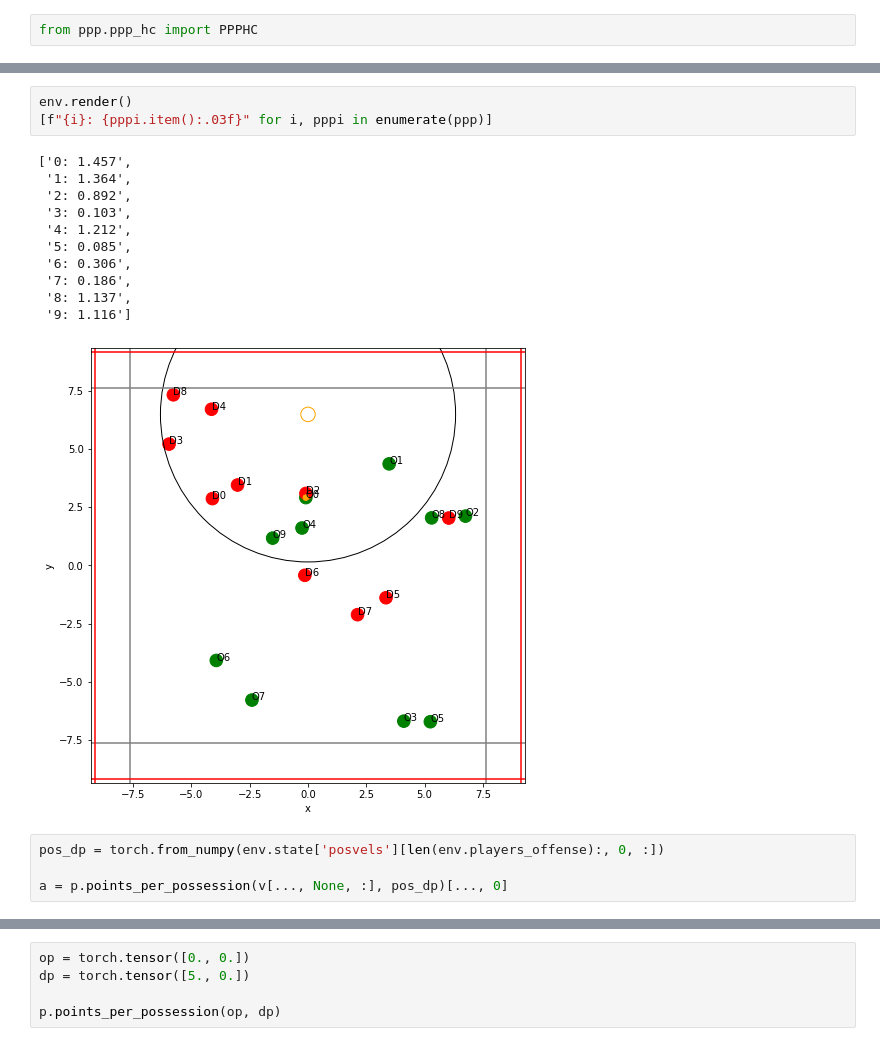
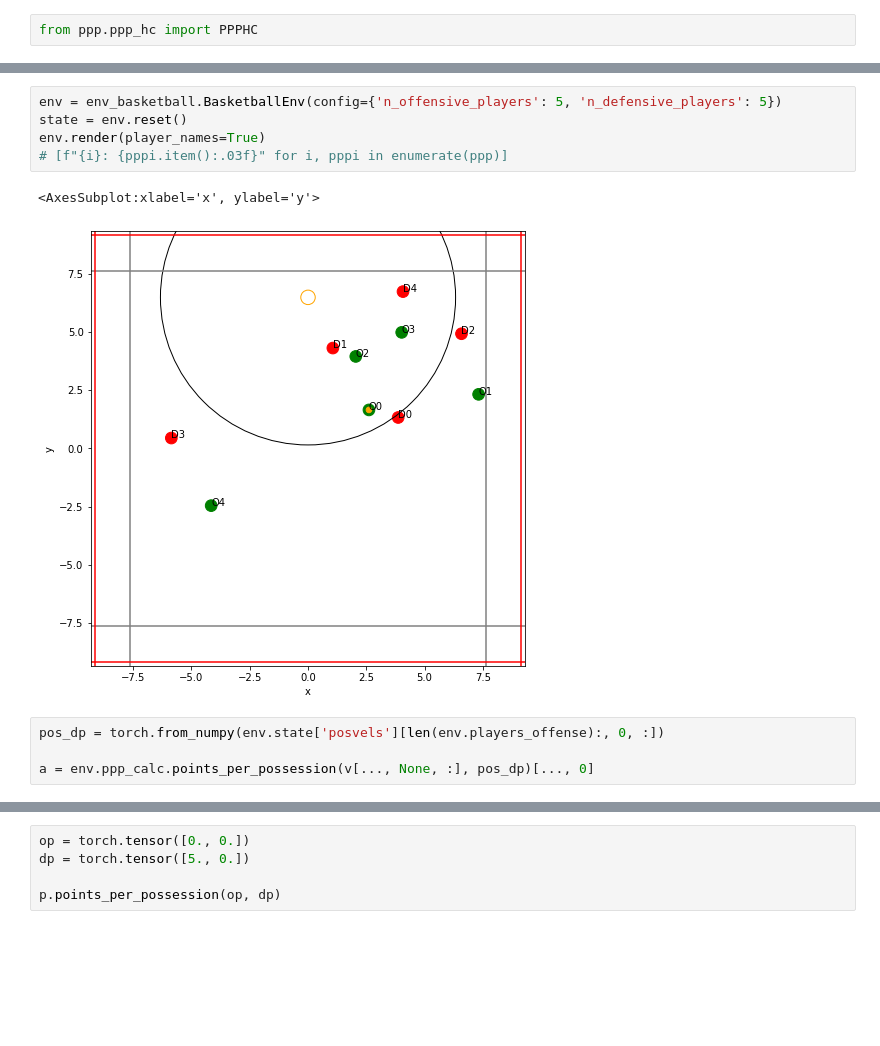
Before and after one commit to akarshkumar0101/basketball-rl, a Jupyter notebook: viz_env.ipynb, the cells around one changed output, grey strips where cells are left out. Cells and saved outputs as stored; diff of their text form; blank space fills up the shorter version.

```diff
--- a/viz_env.ipynb
+++ b/viz_env.ipynb
@@ -47,22 +68,15 @@ ppp = p.evaluate_ppp()
 # %%
-env.render()
-[f"{i}: {pppi.item():.03f}" for i, pppi in enumerate(ppp)]
+env = env_basketball.BasketballEnv(config={'n_offensive_players': 5, 'n_defensive_players': 5})
+state = env.reset()
+env.render(player_names=True)
+# [f"{i}: {pppi.item():.03f}" for i, pppi in enumerate(ppp)]
 # %% [output]
-['0: 1.457',
- '1: 1.364',
- '2: 0.892',
- '3: 0.103',
- '4: 1.212',
- '5: 0.085',
- '6: 0.306',
- '7: 0.186',
- '8: 1.137',
- '9: 1.116']
+<AxesSubplot:xlabel='x', ylabel='y'>
-[figure, old version]
+[figure, new version]
 # %%
 pos_dp = torch.from_numpy(env.state['posvels'][len(env.players_offense):, 0, :])
 
-a = p.points_per_possession(v[..., None, :], pos_dp)[..., 0]
+a = env.ppp_calc.points_per_possession(v[..., None, :], pos_dp)[..., 0]
 # %%
 plt.figure(figsize=(10, 10))
 
```
Also changed, not shown: parts of 16 cells of this notebook, 2 other files.
